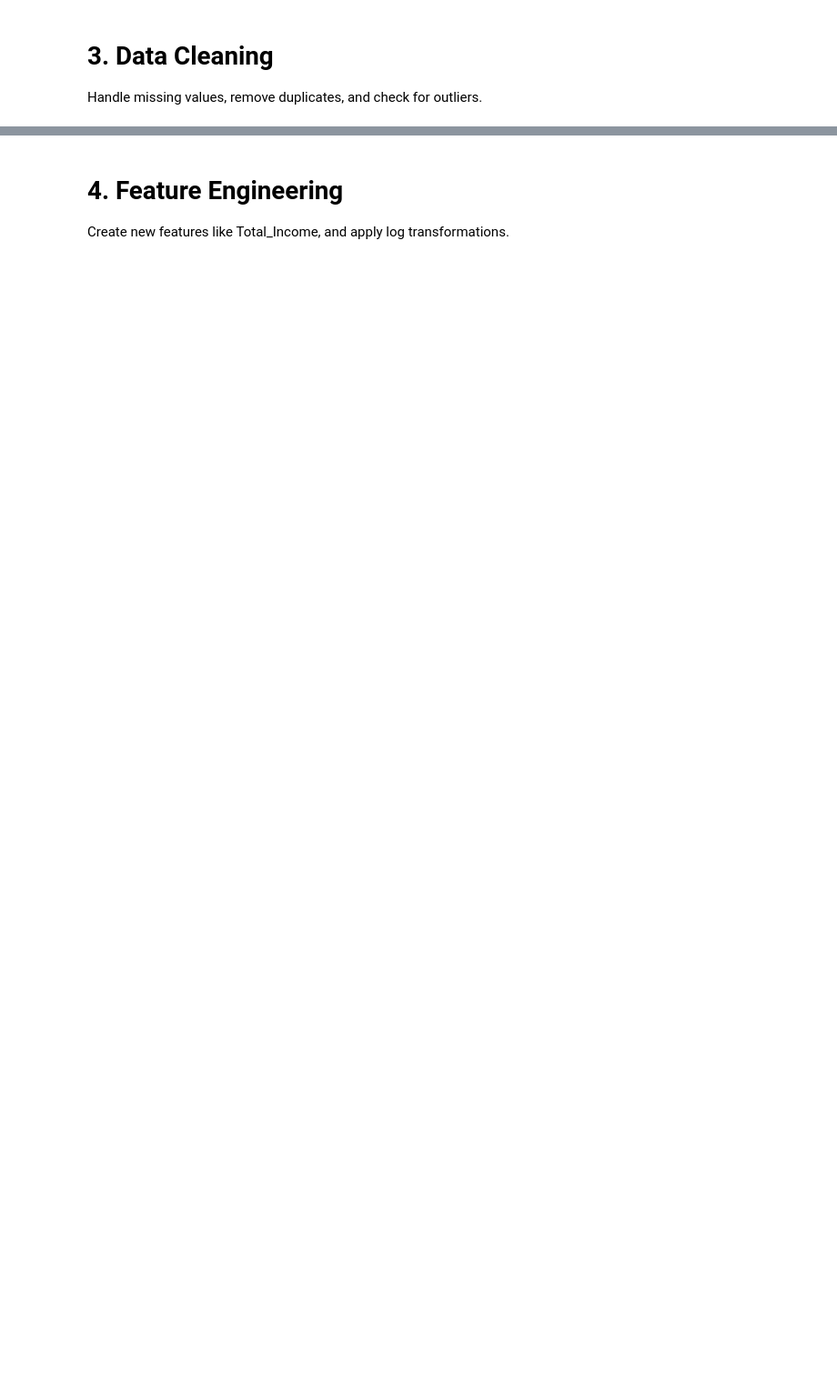
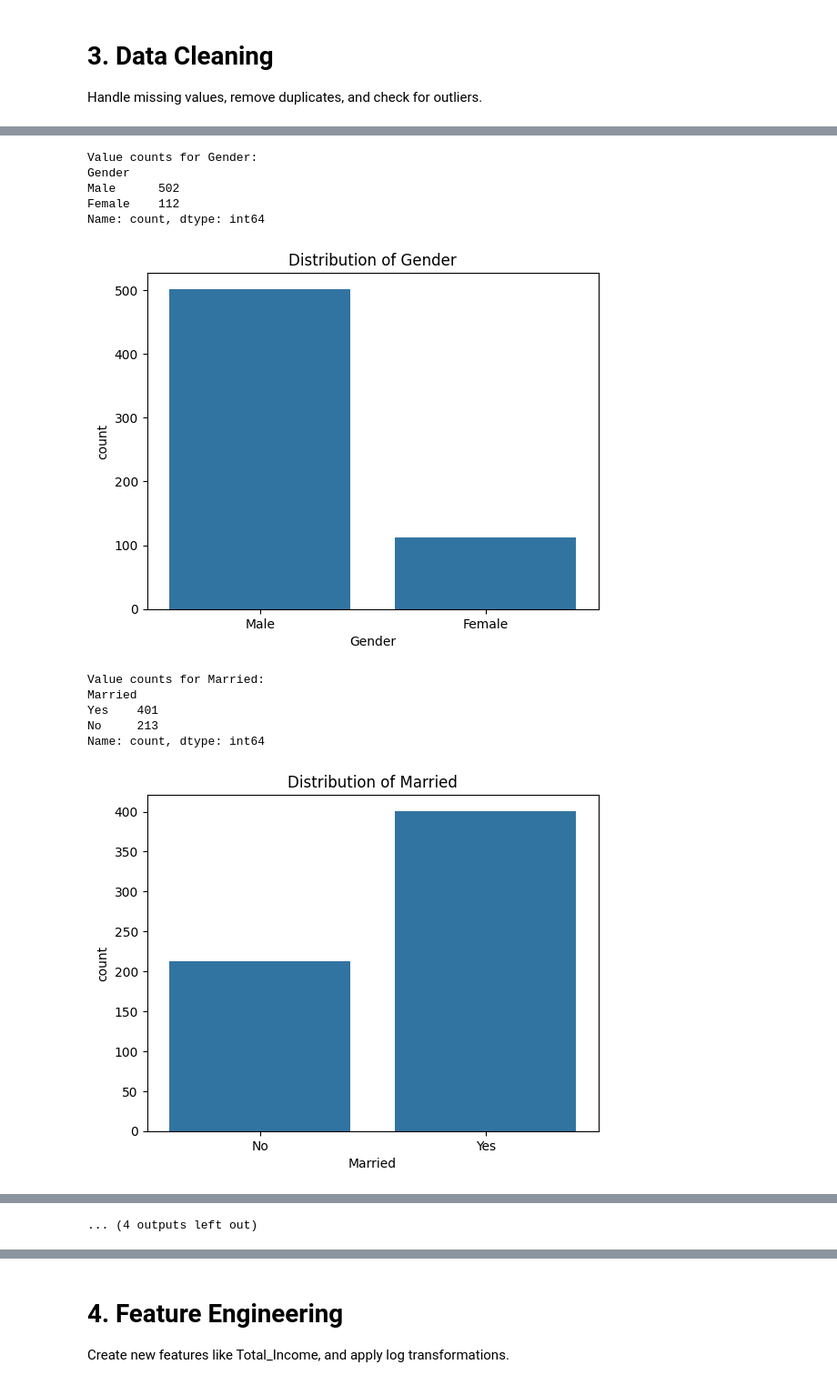
Before and after one commit to maramm9/Loan-approval, a Jupyter notebook: eda.ipynb, the cells around one changed output, grey strips where cells are left out. Shown: that part at 91% size. Saved outputs shown, nothing was run; the diff lists cells and outputs as text; code cells hidden in the pictures; blank space fills up the shorter version.

```diff
--- a/eda.ipynb
+++ b/eda.ipynb
@@ -33,7 +90,8 @@ sns.boxenplot(data=df)
 #fill the null values of numerical datatype
 df['LoanAmount'] =df['LoanAmount'].fillna(df['LoanAmount'].median())
 df['Loan_Amount_Term'] =df['Loan_Amount_Term'].fillna(df['Loan_Amount_Term'].mean())
-df['Credit_History'] =df['Credit_History'].fillna(df['Credit_History'].mean())
+#using mode for numeric (binary) cause when used mean i got invalid value 0.84
+df['Credit_History'] = df['Credit_History'].fillna(df['Credit_History'].mode()[0])
 # %%
 #fill the null value of object datatype
 df['Gender'] =df['Gender'].fillna(df['Gender'].mode()[0])
@@ -45,9 +118,22 @@ df.isnull().sum()
 # %%
 # Display value counts and count plots for categorical columns
-cat_cols = ['Gender', 'Married', 'Education', 'Self_Employed', 'Property_Area', 'Dependents', 'Loan_Status','Credit_History','Loan_Amount_Term']
+cat_cols = ['Gender', 'Married', 'Education', 'Self_Employed', 'Property_Area', 'Dependents', 'Loan_Status','Credit_History']
 for col in cat_cols:
     print(f"\nValue counts for {col}:")
     print(df[col].value_counts())
     sns.countplot(x=col, data=df)
     plt.title(f'Distribution of {col}')
     plt.show()
+# %% [output]
+Value counts for Gender:
+Gender
+Male      502
+Female    112
+Name: count, dtype: int64
+[figure, added]
+Value counts for Married:
+Married
+Yes    401
+No     213
+Name: count, dtype: int64
+[figure, added]
@@ -54,3 +167,4 @@ for col in cat_cols:
+... (4 outputs left out)
 # %%
 # Visualize the distribution of the target variable (Loan_Status)
 print("\nTarget variable (Loan_Status) distribution:")
```
Also changed, not shown: parts of 22 cells of this notebook.
